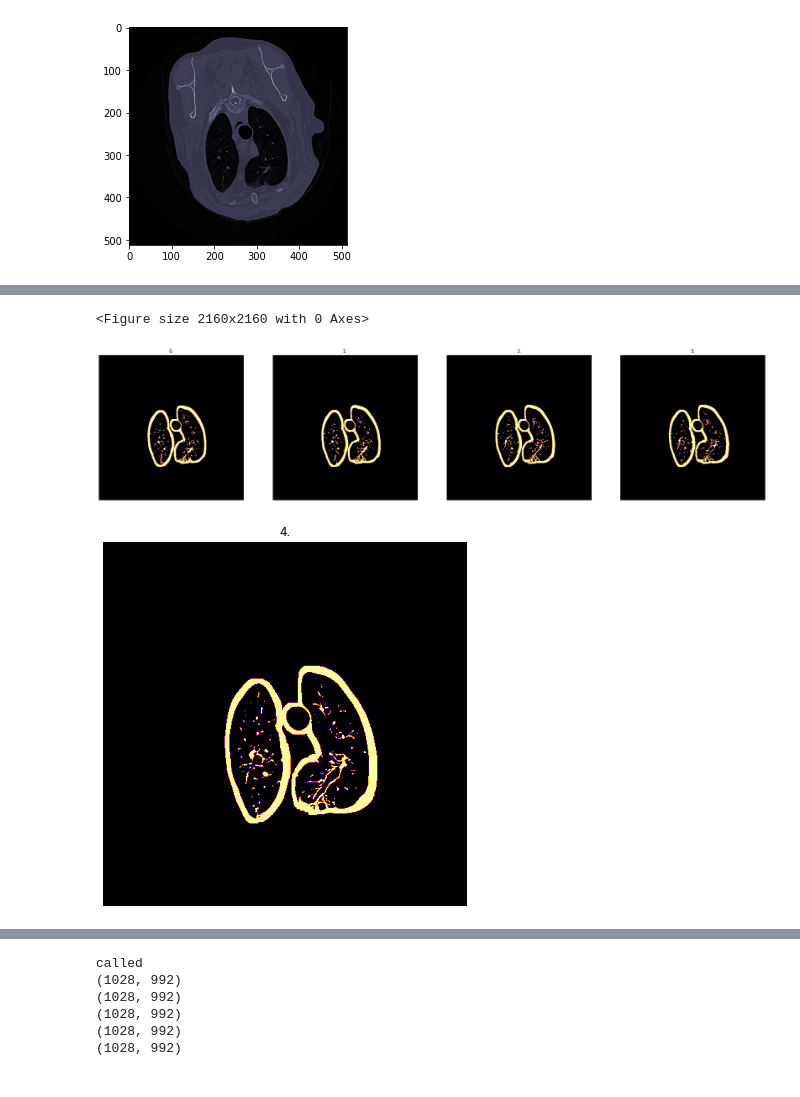
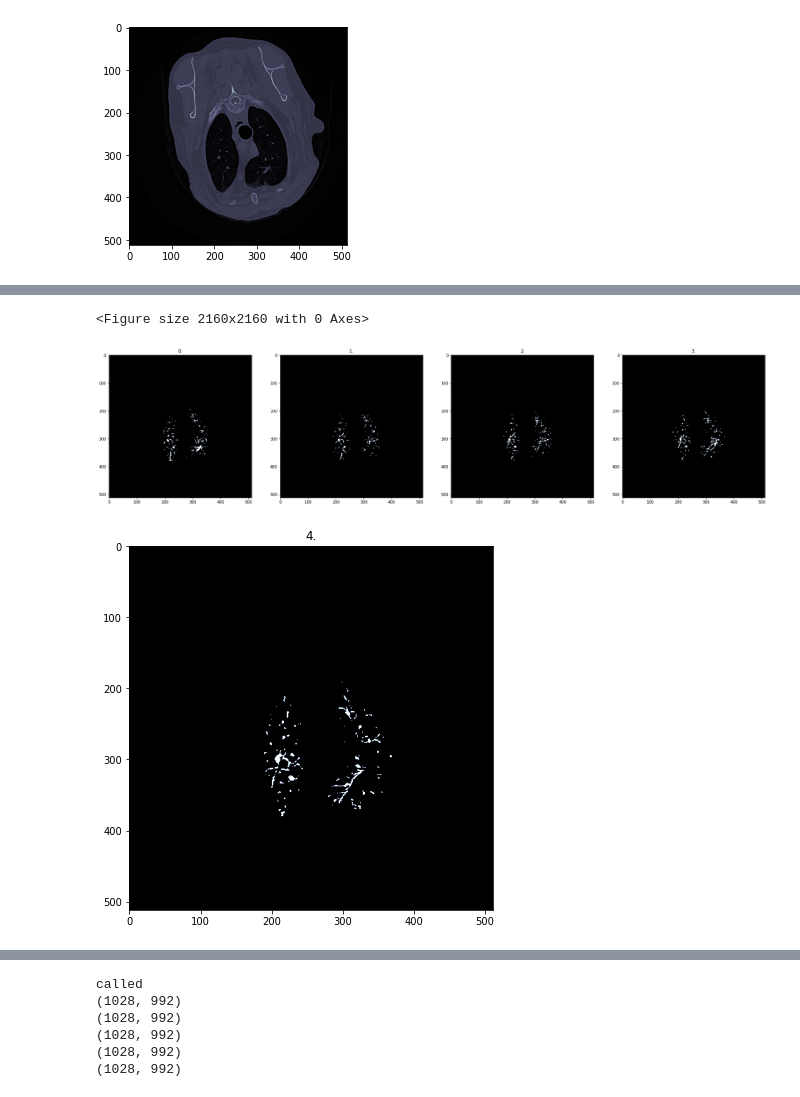
Before and after one commit to mestermarc/Orvosi-kepfeldolgozas, a Jupyter notebook: Programs/internal_segment/LungStruct_segment-Copy1.ipynb, the cells around one changed output, grey strips where cells are left out. Cells and saved outputs as stored; diff of their text form; code cells hidden in the pictures.

```diff
--- a/Programs/internal_segment/LungStruct_segment-Copy1.ipynb
+++ b/Programs/internal_segment/LungStruct_segment-Copy1.ipynb
@@ -104,7 +104,6 @@ def print_CT_layers_in_table(first, last, dataset, CMAP):
             rows = rows + 1
             fig = plt.figure(figsize=(30, 30))
         fig.add_subplot(1, columns, ((i - first) % 4) + 1)
-        plt.axis('off')
         plt.imshow(dataset[i], cmap=CMAP)
         plt.title(str(i) + ".")
     plt.show()
@@ -159,7 +166,20 @@ for i in range (100, 105):
 # %%
-print_CT_layers_in_table(0, 5, small_internal, featured_cmaps[4])
+import skimage.segmentation as seg
+
+
+def cutoffborder(dataset):
+    cropped = []
+    for data in dataset:
+        w = seg.flood_fill(1 - data, (1, 1), 0)
+        w = seg.flood_fill(w, (1, 1), 1)
+        cropped.append(1 - w)
+    return cropped
+
+si = cutoffborder(small_internal)
+
+print_CT_layers_in_table(0, 5, si, "bone")
 # %% [output]
 <Figure size 2160x2160 with 0 Axes>
-[figure, old version]
+[figure, new version]
-[figure, old version]
+[figure, new version]
 # %%
```
Also changed, not shown: parts of 5 cells of this notebook, 10 other files.
